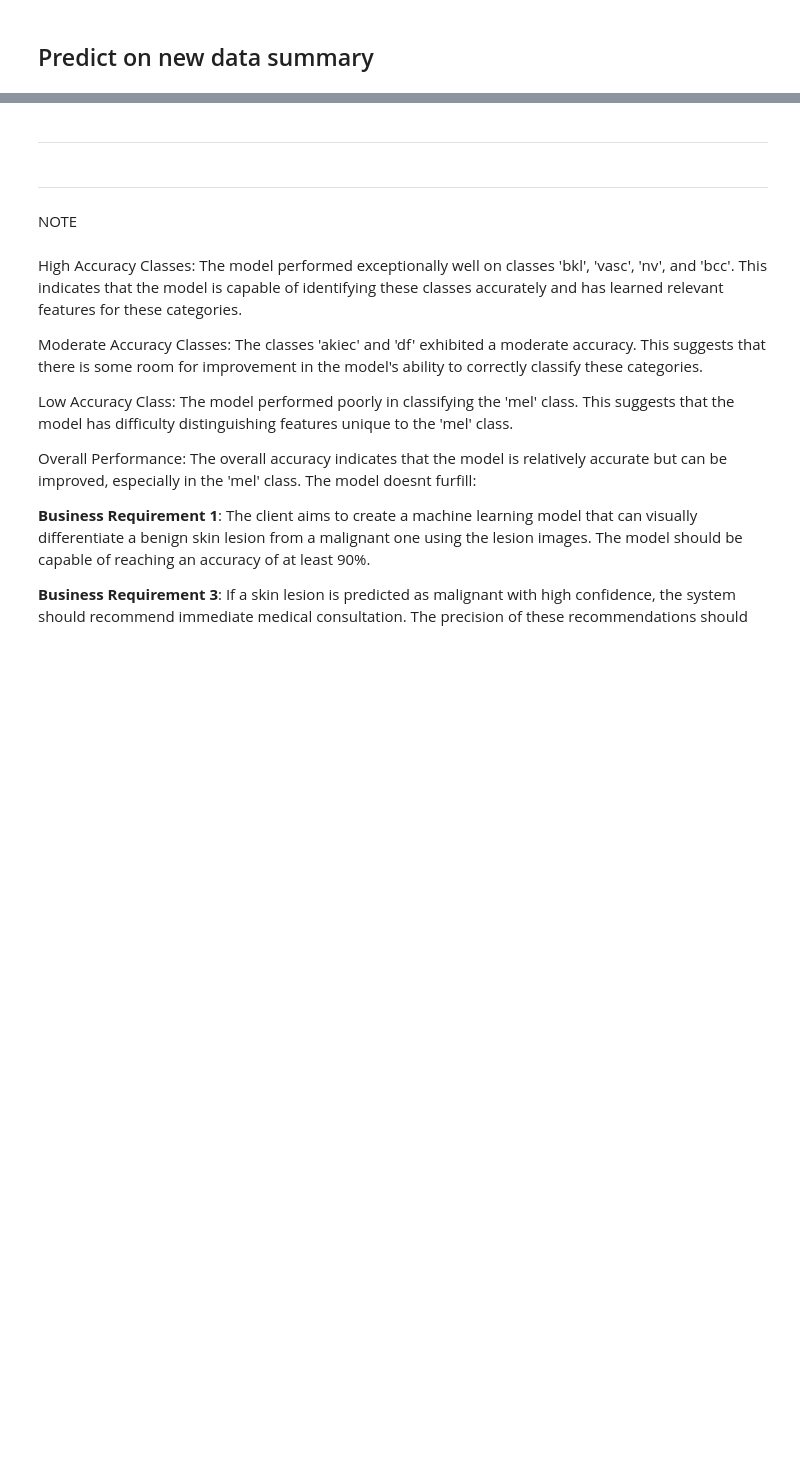
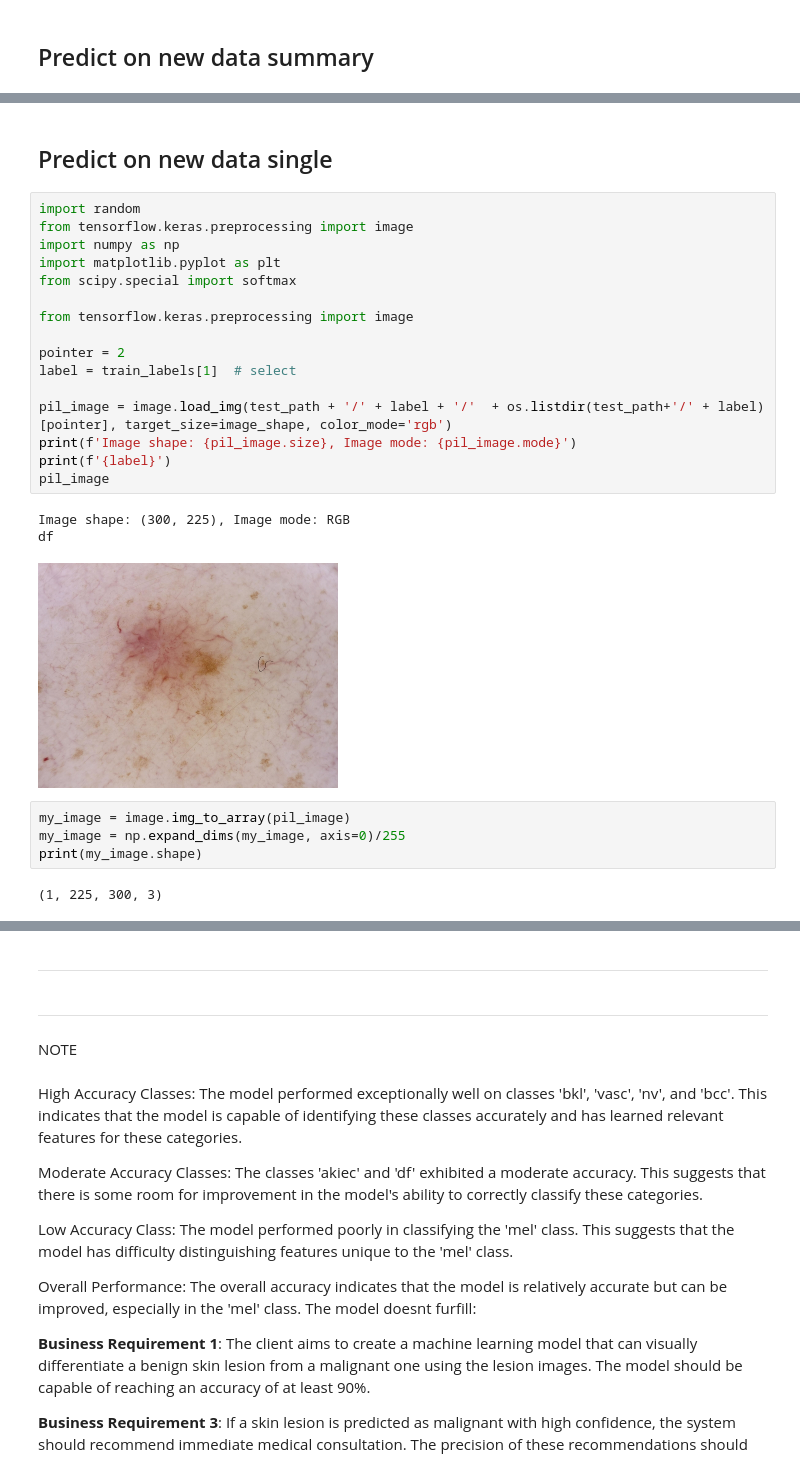
Before and after one commit to dlhamilton/AI-DermDiagnosis, a Jupyter notebook: jupyter_notebooks/3_ModellingAndEvaluating_V3.ipynb, the cells around one changed output, grey strips where cells are left out. Saved outputs shown, nothing was run; the diff lists cells and outputs as text; blank space fills up the shorter version.

Commit message:
Add: version four of prediction model

```diff
--- a/jupyter_notebooks/3_ModellingAndEvaluating_V3.ipynb
+++ b/jupyter_notebooks/3_ModellingAndEvaluating_V3.ipynb
@@ -480,0 +403,28 @@ Accuracy total: 71.43% (25/35)
+# %% [markdown]
+## Predict on new data single
+# %%
+import random
+from tensorflow.keras.preprocessing import image
+import numpy as np
+import matplotlib.pyplot as plt
+from scipy.special import softmax
+
+from tensorflow.keras.preprocessing import image
+
+pointer = 2
+label = train_labels[1]  # select
+
+pil_image = image.load_img(test_path + '/' + label + '/'  + os.listdir(test_path+'/' + label)[pointer], target_size=image_shape, color_mode='rgb')
+print(f'Image shape: {pil_image.size}, Image mode: {pil_image.mode}')
+print(f'{label}')
+pil_image
+# %% [output]
+Image shape: (300, 225), Image mode: RGB
+df
+[figure, added]
+# %%
+my_image = image.img_to_array(pil_image)
+my_image = np.expand_dims(my_image, axis=0)/255
+print(my_image.shape)
+# %% [output]
+(1, 225, 300, 3)
```
Also changed, not shown: parts of 15 cells of this notebook, 1 other file.
